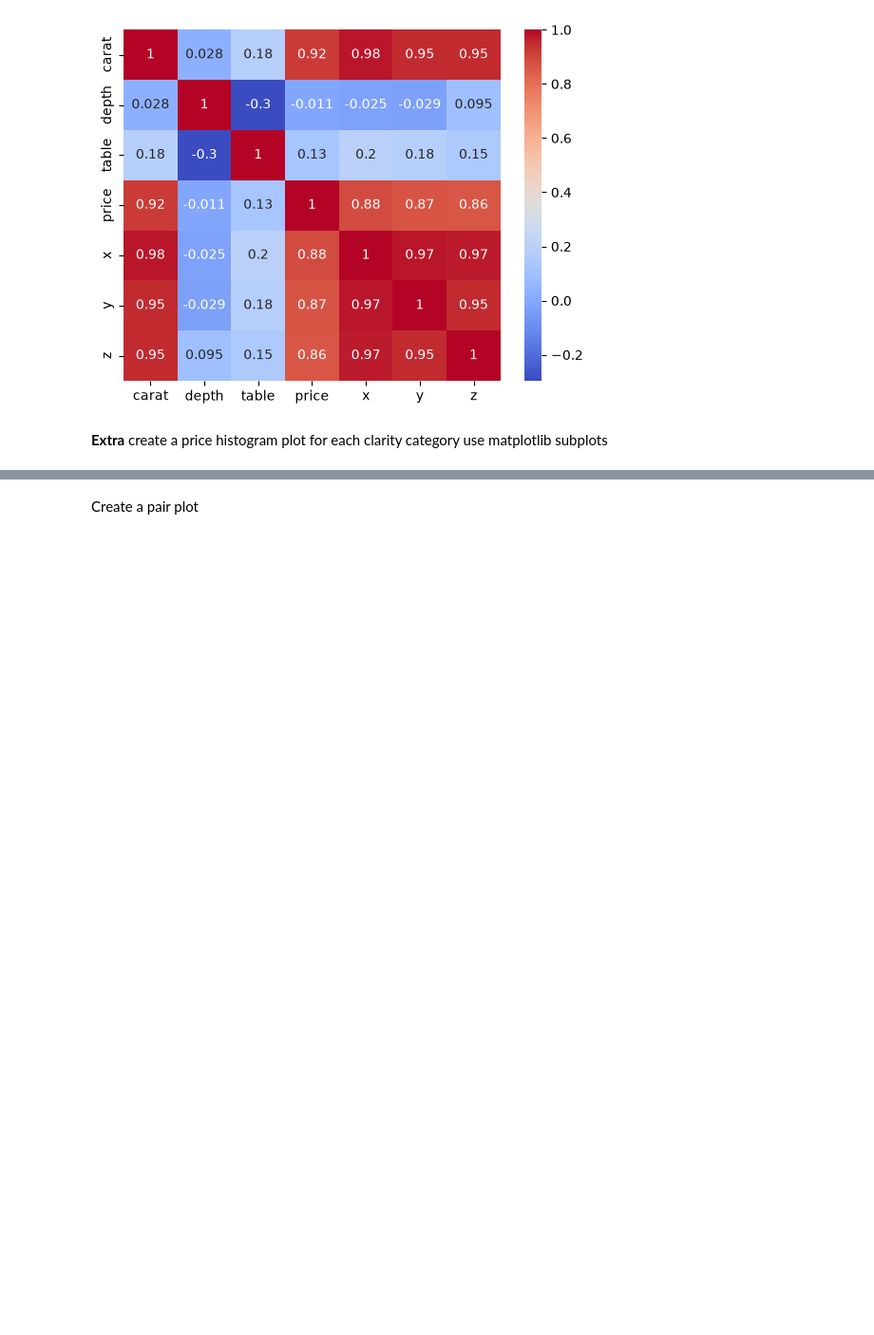
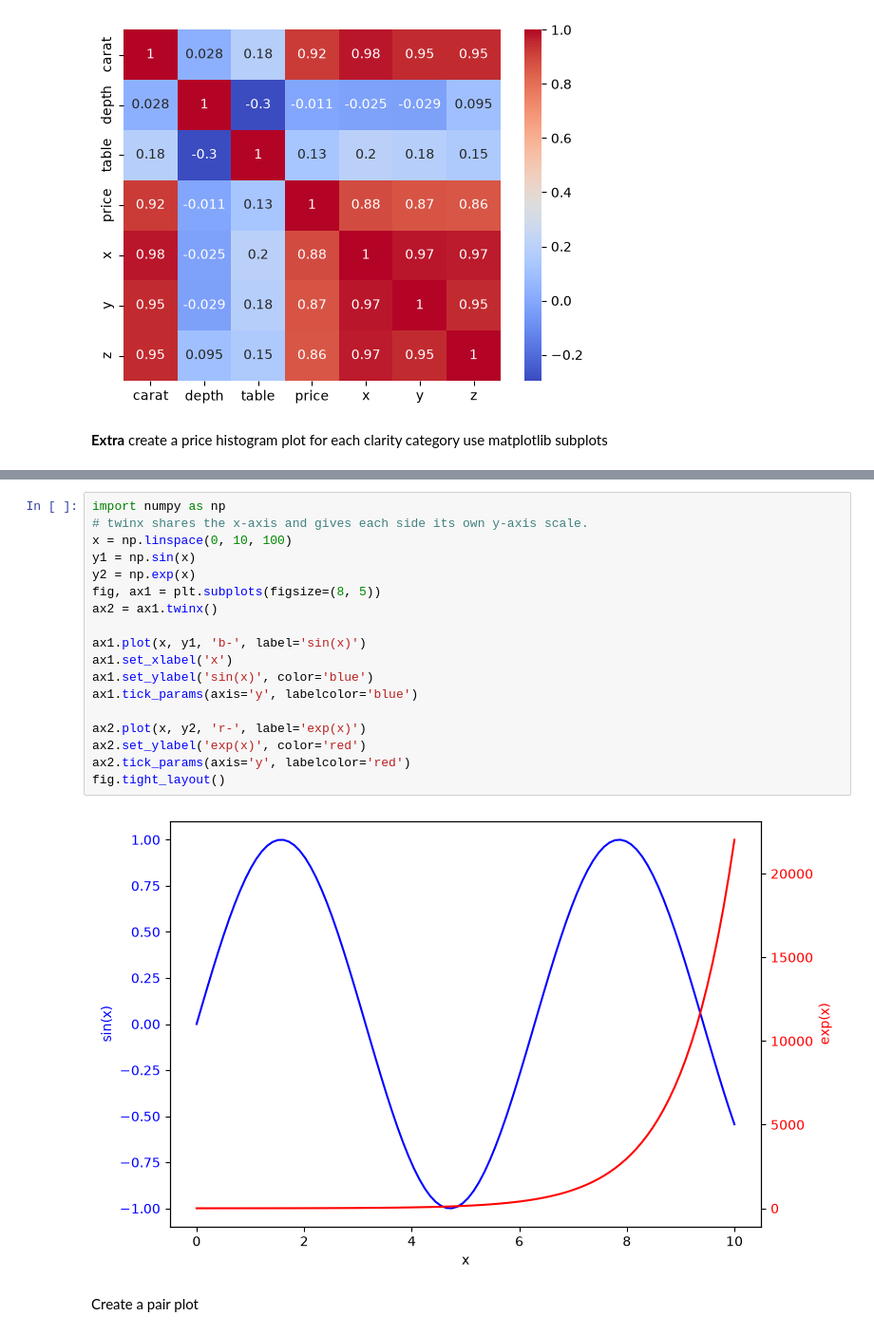
Before and after one commit to CryoHeart/AI-data-science-JB, a Jupyter notebook: DA/day7/Lab - diamonds.ipynb, the cells around one changed output, grey strips where cells are left out. Shown at 95% size. Saved outputs shown, nothing was run; the diff lists cells and outputs as text; blank space fills up the shorter version.

```diff
--- a/DA/day7/Lab - diamonds.ipynb
+++ b/DA/day7/Lab - diamonds.ipynb
@@ -196,3 +226,23 @@ for i, clarity in enumerate(clarities):
+# %%
+import numpy as np
+# twinx shares the x-axis and gives each side its own y-axis scale.
+x = np.linspace(0, 10, 100)
+y1 = np.sin(x)
+y2 = np.exp(x)
+fig, ax1 = plt.subplots(figsize=(8, 5))
+ax2 = ax1.twinx()
+
+ax1.plot(x, y1, 'b-', label='sin(x)')
+ax1.set_xlabel('x')
+ax1.set_ylabel('sin(x)', color='blue')
+ax1.tick_params(axis='y', labelcolor='blue')
+
+ax2.plot(x, y2, 'r-', label='exp(x)')
+ax2.set_ylabel('exp(x)', color='red')
+ax2.tick_params(axis='y', labelcolor='red')
+fig.tight_layout()
+# %% [output]
+[figure, added]
 # %% [markdown]
 Create a pair plot
 # %%
```
Also changed, not shown: parts of 6 cells of this notebook, 1 other file.
